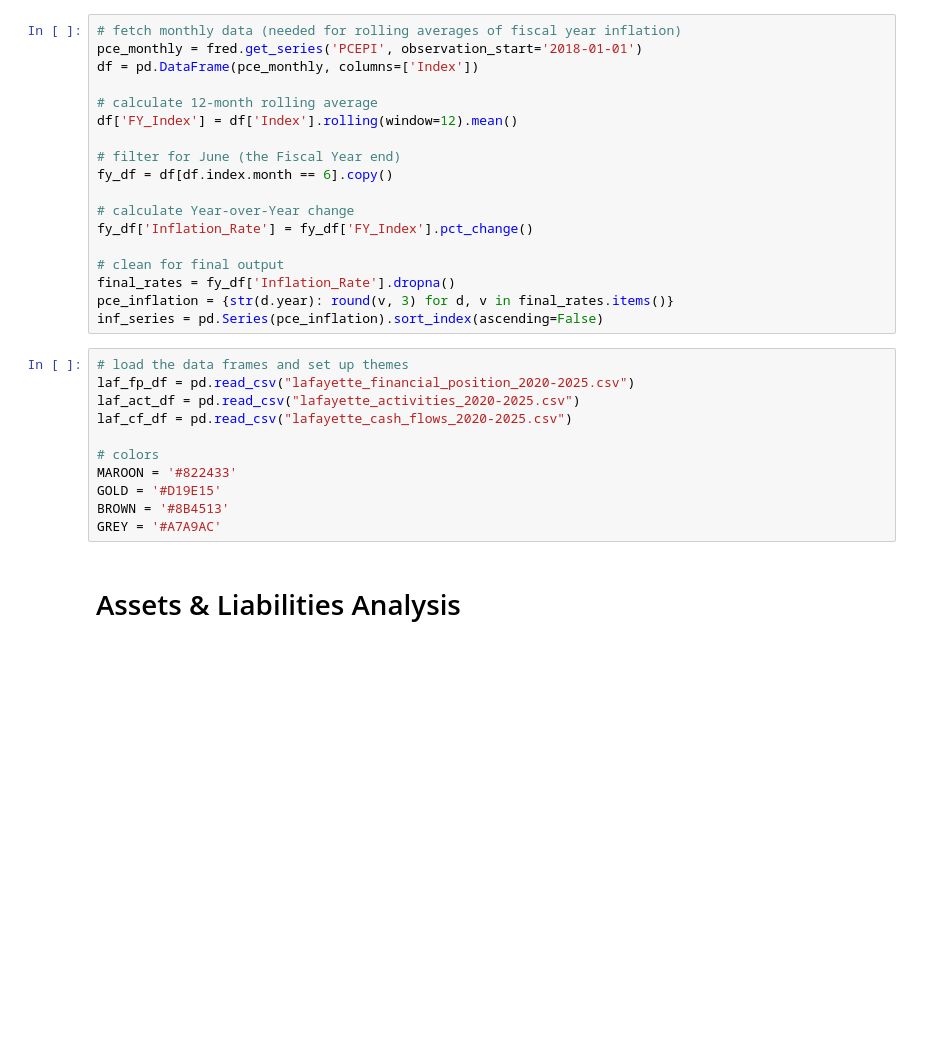
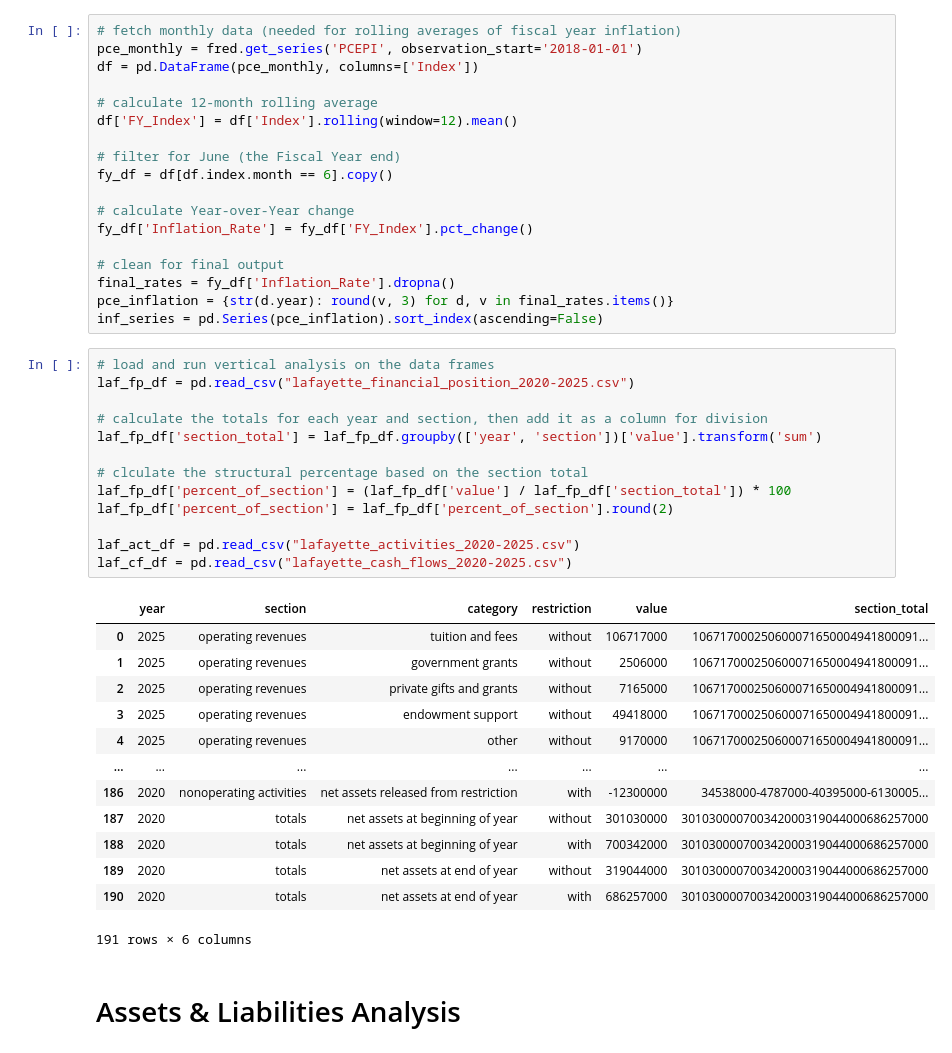
Before and after one commit to duna-akin/college-fiscal-analysis-2026, a Jupyter notebook: lafayette_main.ipynb, the cells around one changed output. Saved outputs shown, nothing was run; the diff lists cells and outputs as text; blank space fills up the shorter version.

```diff
--- a/lafayette_main.ipynb
+++ b/lafayette_main.ipynb
@@ -31,16 +31,32 @@ final_rates = fy_df['Inflation_Rate'].dropna()
 pce_inflation = {str(d.year): round(v, 3) for d, v in final_rates.items()}
 inf_series = pd.Series(pce_inflation).sort_index(ascending=False)
 # %%
-# load the data frames and set up themes
+# load and run vertical analysis on the data frames
 laf_fp_df = pd.read_csv("lafayette_financial_position_2020-2025.csv")
+
+# calculate the totals for each year and section, then add it as a column for division
+laf_fp_df['section_total'] = laf_fp_df.groupby(['year', 'section'])['value'].transform('sum')
+
+# clculate the structural percentage based on the section total
+laf_fp_df['percent_of_section'] = (laf_fp_df['value'] / laf_fp_df['section_total']) * 100
+laf_fp_df['percent_of_section'] = laf_fp_df['percent_of_section'].round(2)
+
 laf_act_df = pd.read_csv("lafayette_activities_2020-2025.csv")
 laf_cf_df = pd.read_csv("lafayette_cash_flows_2020-2025.csv")
-
-# colors
-MAROON = '#822433'
-GOLD = '#D19E15'
-BROWN = '#8B4513'
-GREY = '#A7A9AC'
+# %% [output]
+|  | year | section | category | restriction | value | section_total |
+| 0 | 2025 | operating revenues | tuition and fees | without | 106717000 | 106717000250600071650004941800091... |
+| 1 | 2025 | operating revenues | government grants | without | 2506000 | 106717000250600071650004941800091... |
+| 2 | 2025 | operating revenues | private gifts and grants | without | 7165000 | 106717000250600071650004941800091... |
+| 3 | 2025 | operating revenues | endowment support | without | 49418000 | 106717000250600071650004941800091... |
+| 4 | 2025 | operating revenues | other | without | 9170000 | 106717000250600071650004941800091... |
+| ... | ... | ... | ... | ... | ... | ... |
+| 186 | 2020 | nonoperating activities | net assets released from restriction | with | -12300000 | 34538000-4787000-40395000-6130005... |
+| 187 | 2020 | totals | net assets at beginning of year | without | 301030000 | 301030000700342000319044000686257000 |
+| 188 | 2020 | totals | net assets at beginning of year | with | 700342000 | 301030000700342000319044000686257000 |
+| 189 | 2020 | totals | net assets at end of year | without | 319044000 | 301030000700342000319044000686257000 |
+| 190 | 2020 | totals | net assets at end of year | with | 686257000 | 301030000700342000319044000686257000 |
+191 rows × 6 columns
 # %% [markdown]
 # Assets & Liabilities Analysis
 # %%
```
Also changed, not shown: parts of 2 cells of this notebook.
